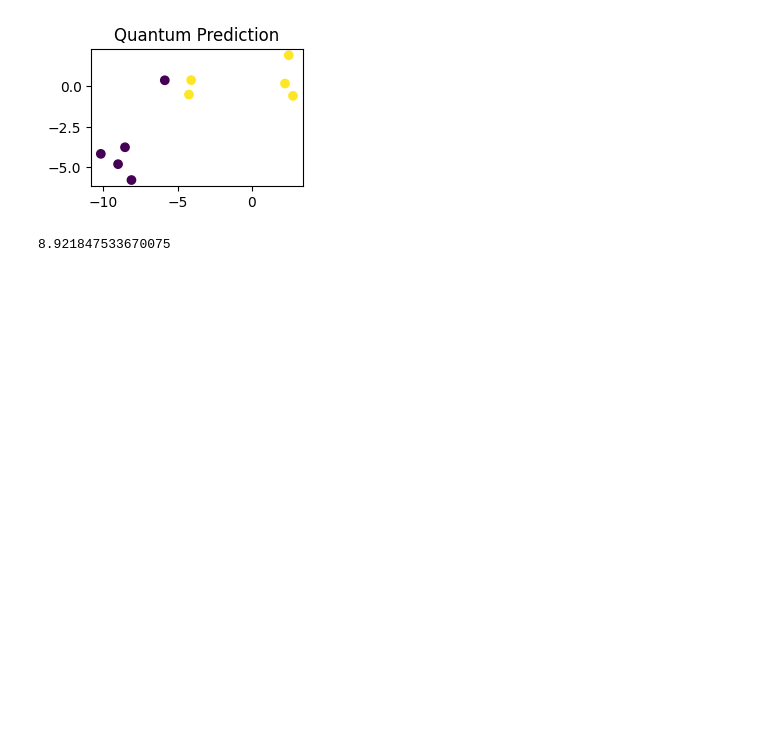
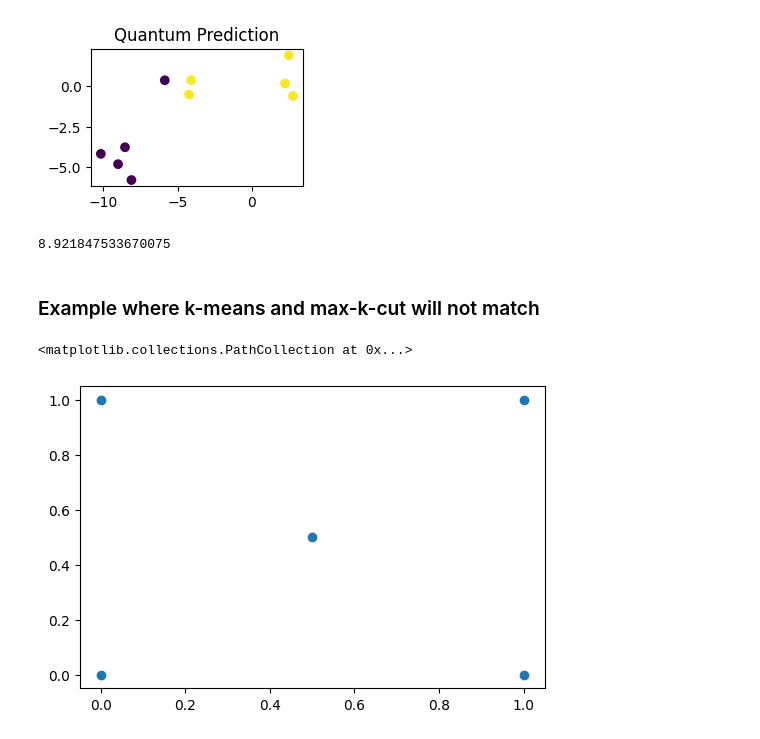
Before and after one commit to prabh27/Quantum-K-means, a Jupyter notebook: Quantum K-means(statevector simulator).ipynb, the cells around one changed output. Drawn from its saved outputs; the diff is of its cells as text; code cells hidden in the pictures; blank space fills up the shorter version.

```diff
--- a/Quantum K-means(statevector simulator).ipynb
+++ b/Quantum K-means(statevector simulator).ipynb
@@ -414,3 +414,11 @@ Text(0.5, 1.0, 'Quantum Prediction')
 k_means_loss(X, y_pred, num_clusters=2)
 # %% [output]
 8.921847533670075
+# %% [markdown]
+### Example where k-means and max-k-cut will not match
+# %%
+X = np.array([[0,0], [1,0], [0,1], [1,1], [0.5, 0.5]])
+plt.scatter(X[:,0], X[:,1])
+# %% [output]
+<matplotlib.collections.PathCollection at 0x...>
+[figure, added]
```
Also changed, not shown: parts of 6 cells of this notebook, 7 other files.
